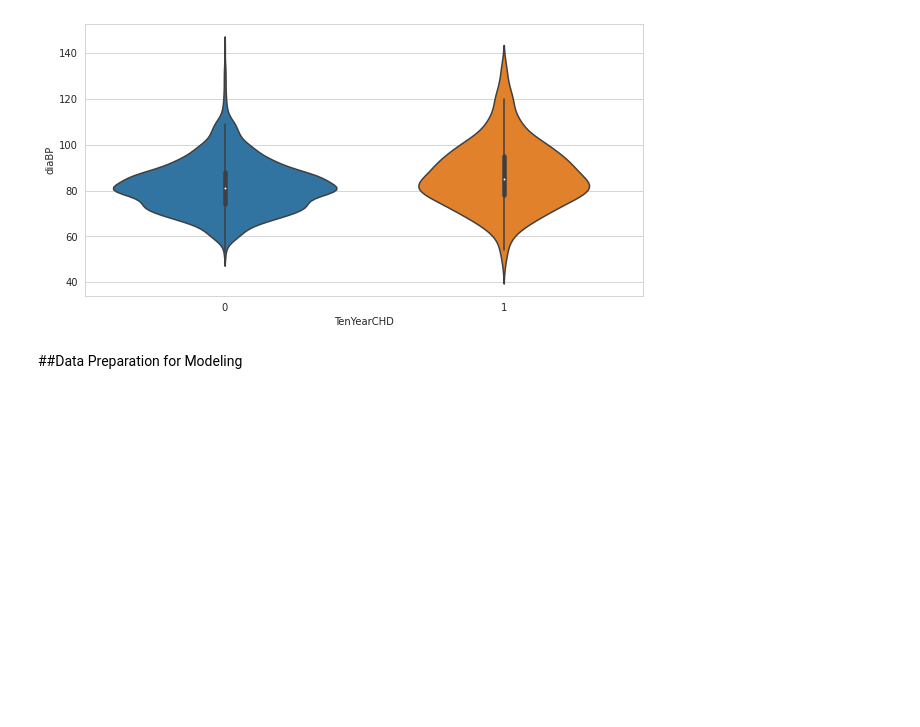
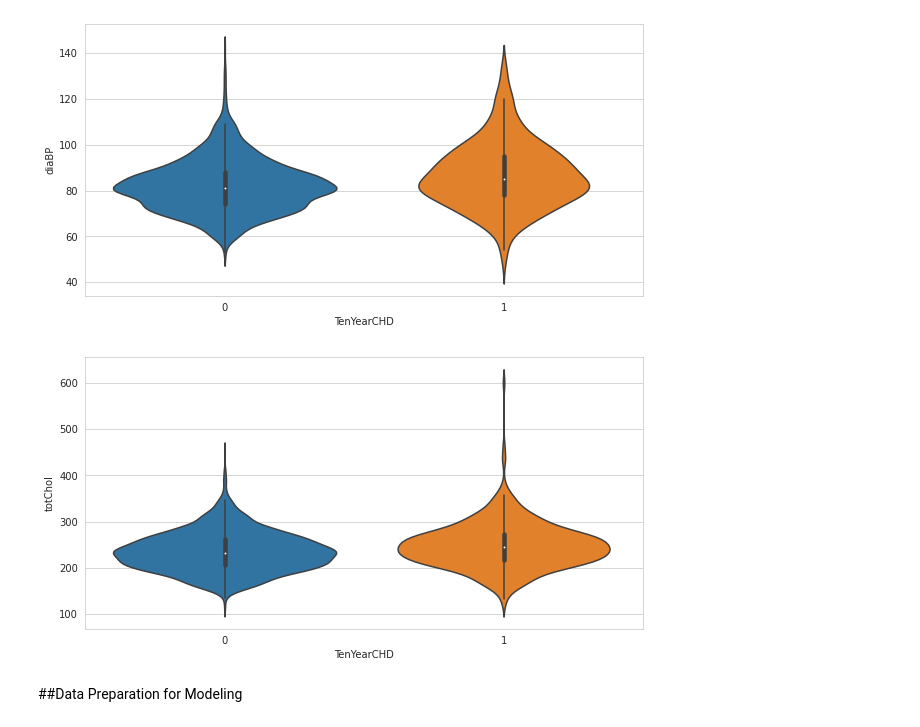
Before and after one commit to sravyagadam/ML_Classification, a Jupyter notebook: AlmaBetter_ML_Classification_CardioVascularRisk.ipynb, the cells around one changed output. Saved outputs shown, nothing was run; the diff lists cells and outputs as text; code cells hidden in the pictures; blank space fills up the shorter version.

```diff
--- a/AlmaBetter_ML_Classification_CardioVascularRisk.ipynb
+++ b/AlmaBetter_ML_Classification_CardioVascularRisk.ipynb
@@ -335,6 +349,12 @@ sns.violinplot(y = 'diaBP', x = 'TenYearCHD', data = data)
 plt.show()
 # %% [output]
 [figure]
+# %%
+plt.figure(figsize = (10,5))
+sns.violinplot(y = 'totChol', x = 'TenYearCHD', data = data)
+plt.show()
+# %% [output]
+[figure, added]
 # %% [markdown]
 ##Data Preparation for Modeling
 # %% [markdown]
```
Also changed, not shown: parts of 3 cells of this notebook.
